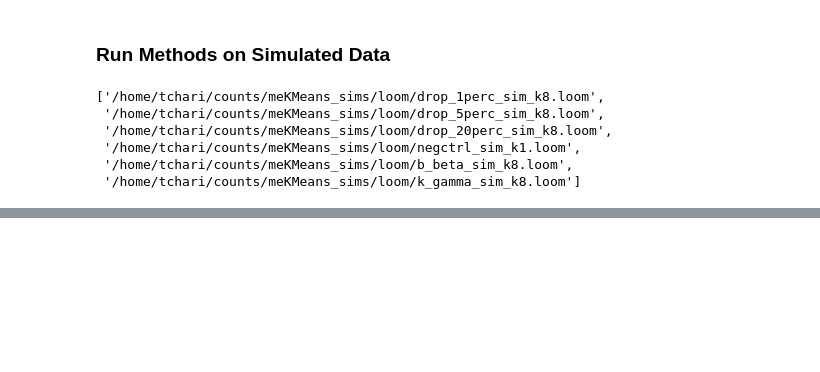
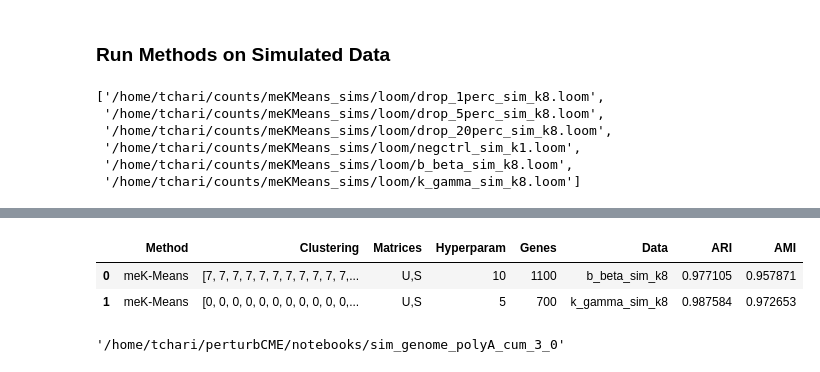
Before and after one commit to tarachari3/perturbCME, a Jupyter notebook: notebooks/20240208_meKMeans_benchmark_meK_Leiden_KMeans.ipynb, the cells around one changed output, grey strips where cells are left out. Cells and saved outputs as stored; diff of their text form; code cells hidden in the pictures; blank space fills up the shorter version.

```diff
--- a/notebooks/20240208_meKMeans_benchmark_meK_Leiden_KMeans.ipynb
+++ b/notebooks/20240208_meKMeans_benchmark_meK_Leiden_KMeans.ipynb
@@ -805,0 +883,6 @@ meK_res['AMI'] = ami
+# %%
+meK_res
+# %% [output]
+|  | Method | Clustering | Matrices | Hyperparam | Genes | Data | ARI | AMI |
+| 0 | meK-Means | [7, 7, 7, 7, 7, 7, 7, 7, 7, 7, 7,... | U,S | 10 | 1100 | b_beta_sim_k8 | 0.977105 | 0.957871 |
+| 1 | meK-Means | [0, 0, 0, 0, 0, 0, 0, 0, 0, 0, 0,... | U,S | 5 | 700 | k_gamma_sim_k8 | 0.987584 | 0.972653 |
@@ -805,0 +892,4 @@ meK_res['AMI'] = ami
+# %%
+np.array(transcriptomes)[0]
+# %% [output]
+'/home/tchari/perturbCME/notebooks/sim_genome_polyA_cum_3_0'
```
Also changed, not shown: parts of 19 cells of this notebook, 2 other files.
